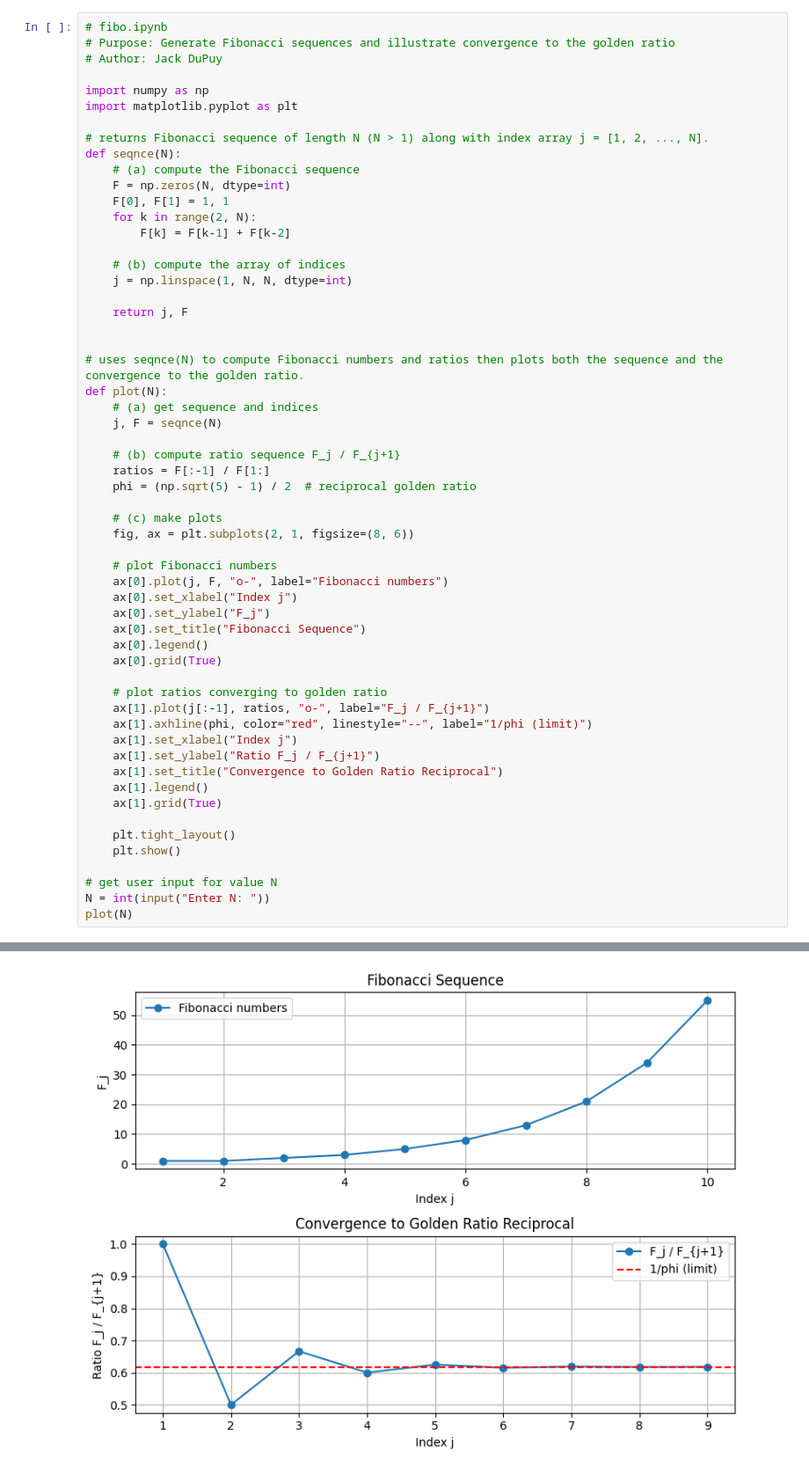
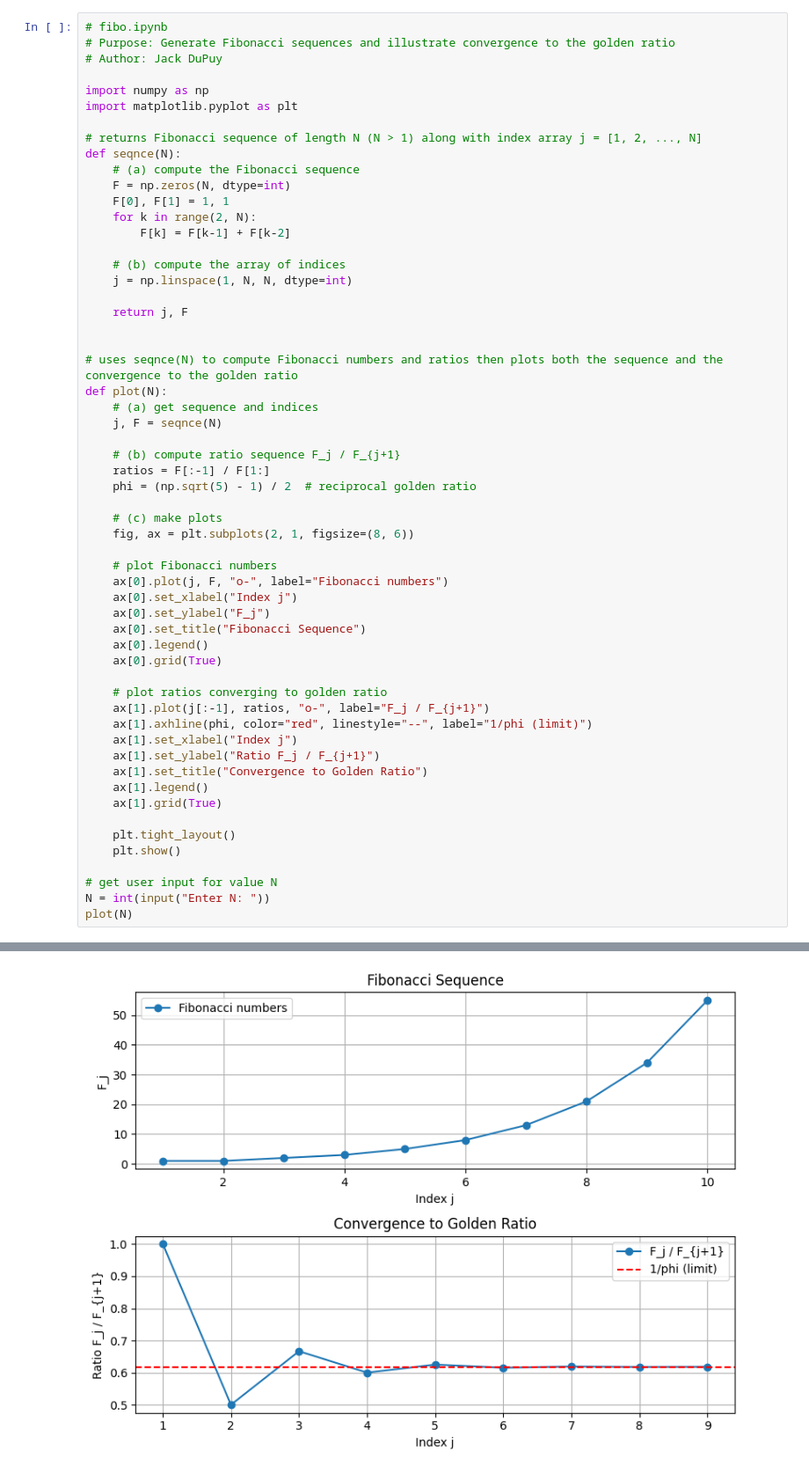
Before and after one commit to jbdupuy/SMCR, a Jupyter notebook: DuPuy_HW1_Fibo.ipynb, the cells around one changed output, grey strips where cells are left out. Shown at 88% size. Drawn from its saved outputs; the diff is of its cells as text.

```diff
--- a/DuPuy_HW1_Fibo.ipynb
+++ b/DuPuy_HW1_Fibo.ipynb
@@ -8,7 +8,7 @@
 import numpy as np
 import matplotlib.pyplot as plt
 
-# returns Fibonacci sequence of length N (N > 1) along with index array j = [1, 2, ..., N].
+# returns Fibonacci sequence of length N (N > 1) along with index array j = [1, 2, ..., N]
 def seqnce(N):
     # (a) compute the Fibonacci sequence
     F = np.zeros(N, dtype=int)
@@ -22,7 +22,7 @@ def seqnce(N):
     return j, F
 
 
-# uses seqnce(N) to compute Fibonacci numbers and ratios then plots both the sequence and the convergence to the golden ratio.
+# uses seqnce(N) to compute Fibonacci numbers and ratios then plots both the sequence and the convergence to the golden ratio
 def plot(N):
     # (a) get sequence and indices
     j, F = seqnce(N)
@@ -31,32 +31,32 @@ def plot(N):
     ratios = F[:-1] / F[1:]
     phi = (np.sqrt(5) - 1) / 2  # reciprocal golden ratio
 
     # (c) make plots
     fig, ax = plt.subplots(2, 1, figsize=(8, 6))
 
     # plot Fibonacci numbers
     ax[0].plot(j, F, "o-", label="Fibonacci numbers")
     ax[0].set_xlabel("Index j")
     ax[0].set_ylabel("F_j")
     ax[0].set_title("Fibonacci Sequence")
     ax[0].legend()
     ax[0].grid(True)
 
     # plot ratios converging to golden ratio
     ax[1].plot(j[:-1], ratios, "o-", label="F_j / F_{j+1}")
     ax[1].axhline(phi, color="red", linestyle="--", label="1/phi (limit)")
     ax[1].set_xlabel("Index j")
     ax[1].set_ylabel("Ratio F_j / F_{j+1}")
-    ax[1].set_title("Convergence to Golden Ratio Reciprocal")
+    ax[1].set_title("Convergence to Golden Ratio")
     ax[1].legend()
     ax[1].grid(True)
 
     plt.tight_layout()
     plt.show()
 
 # get user input for value N
 N = int(input("Enter N: "))
 plot(N)
 # %% [output]
 Enter N: 10
-[figure, old version]
+[figure, new version]
```
